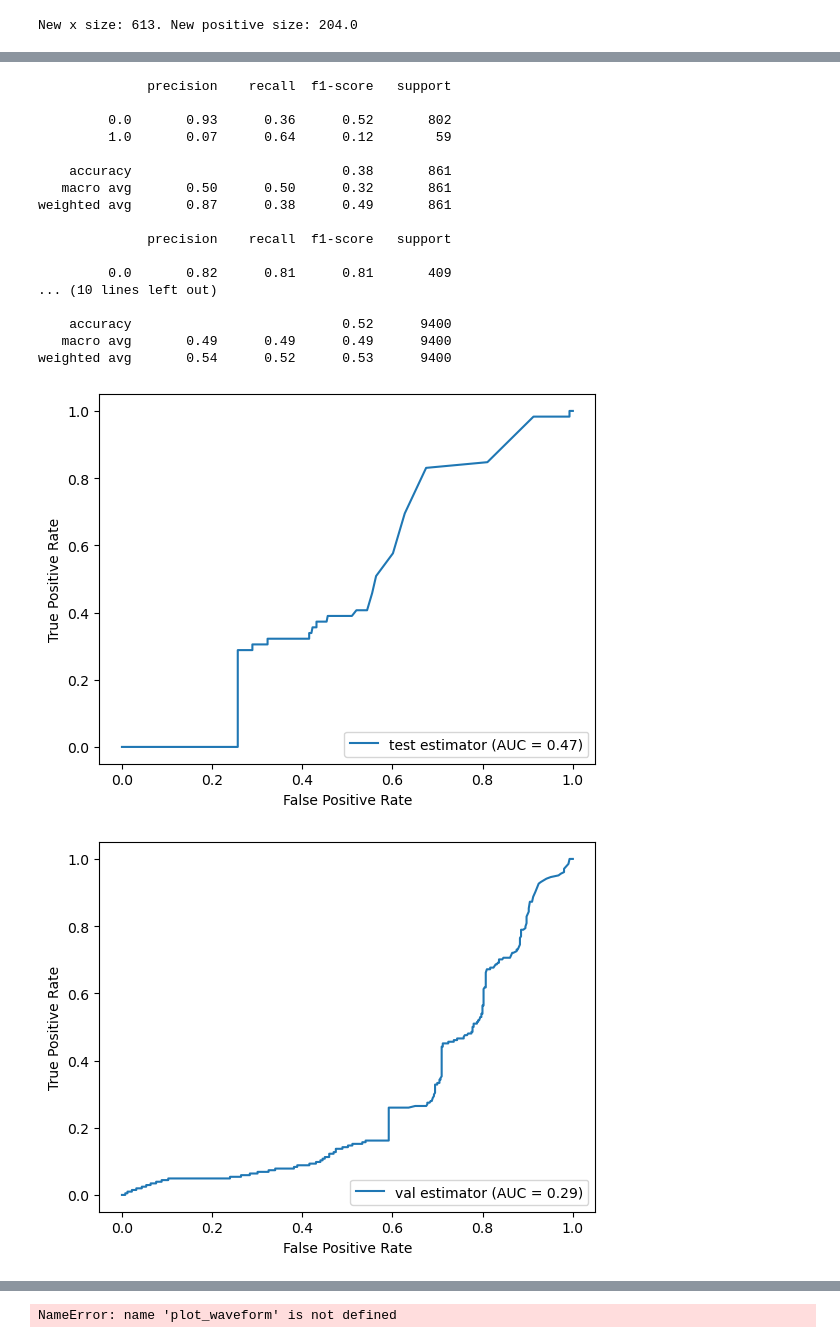
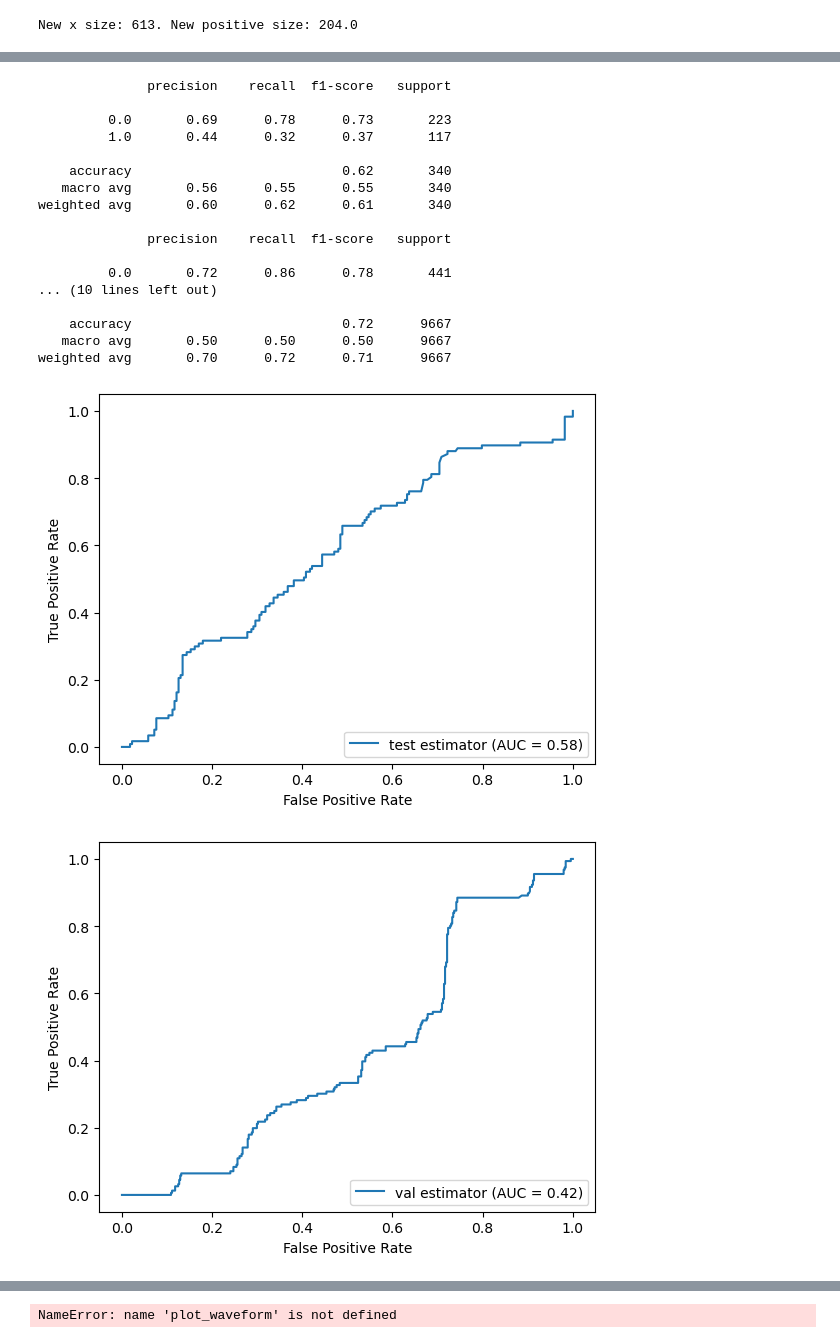
Before and after one commit to travistangvh/time-series-kafka-demo, a Jupyter notebook: bin/explore_torch.ipynb, the cells around one changed output, grey strips where cells are left out. Cells and saved outputs as stored; diff of their text form; code cells hidden in the pictures.

```diff
--- a/bin/explore_torch.ipynb
+++ b/bin/explore_torch.ipynb
@@ -881,7 +936,7 @@ bookmark
 # Using the data from patients_waveform.csv
 waveform_df=pd.read_csv(F'{cfg["DATAPATH"]}/patients_waveform.csv', parse_dates=['CATIME','RECORDSTARTTIME','RECORDENDTIME'])
 # valid_records_df = waveform_df.query("RECORDSTARTTIME<=STARTTIME & STARTTIME<=FINISHTIME")[['RECORDNAME','RECORDSTARTTIME','STARTTIME','FINISHTIME','SPLIT']]
-valid_records_df = waveform_df[['RECORDNAME','RECORDSTARTTIME','CATIME','RECORDENDTIME','SPLIT']]
+valid_records_df = waveform_df[['RECORDNAME','RECORDSTARTTIME','CATIME','RECORDENDTIME','SPLIT','USEALLPOSITIVE','USEALLNEGATIVE']]
 
 # remove timestamp awareness from RECORDSTARTTIME and STARTTIME
 valid_records_df['RECORDSTARTTIME'] = valid_records_df['RECORDSTARTTIME'].dt.tz_localize(None)
@@ -989,0 +1063,15 @@ data_loader = torch.utils.data.DataLoader(dataset, batch_size=16, shuffle=True,
+# %%
+# Explore some waveforms
+
+# Plot x_train_arr[0] with matplotlib
+import matplotlib.pyplot as plt
+plt.plot(x_train_arr[0].T)
+plt.show()
+
+# Find a random i from y_train_arr where y_train_arr[i]==1
+import random
+random.seed(50)
+i = random.choice([i for i, y in enumerate(y_train_arr) if y==1])
+print(i)
+plt.plot(x_train_arr[i].T)
+plt.show()
@@ -1109,7 +1156,7 @@ PATH_OUTPUT = "../model/"
 
 # Some parameters
 NUM_EPOCHS = 50
-BATCH_SIZE = 128
+BATCH_SIZE = 32
 USE_CUDA = False  # Set 'True' if you want to use GPU
 NUM_WORKERS = 0  # Number of threads used by DataLoader. You can adjust this according to your machine spec.
 
@@ -1123,21 +1170,21 @@ if device.type == "cuda":
 	torch.backends.cudnn.benchmark = False
 
 # https://stackoverflow.com/questions/68611397/pos-weight-in-binary-cross-entropy-calculation/68769210#68769210
-num_positives = y_train_resampled.sum()
-num_total = len(x_train_resampled)
-# num_positives = y_train_arr.sum()
-# num_total = len(y_train_arr)
+# num_positives = y_train_resampled.sum()
+# num_total = len(x_train_resampled)
+num_positives = y_train_arr.sum()
+num_total = len(y_train_arr)
 num_negatives = num_total - num_positives
 pos_weight  =torch.tensor(num_negatives / num_positives)
 print(f"pos_weight is {pos_weight}")
 # weight = torch.tensor([num_negatives / num_total, num_positives/num_total])
 
 # Loading into dataset
-train_dataset = load_dataset(x_train_resampled, a_train_resampled, y_train_resampled)
-valid_dataset = load_dataset(x_val_resampled,   a_val_resampled,   y_val_resampled)
+# train_dataset = load_dataset(x_train_resampled, a_train_resampled, y_train_resampled)
+# valid_dataset = load_dataset(x_val_resampled,   a_val_resampled,   y_val_resampled)
 
-# train_dataset = load_dataset(x_train_arr, a_train_arr, y_train_arr)
-# valid_dataset = load_dataset(x_val_arr,   a_val_arr,   y_val_arr)
+train_dataset = load_dataset(x_train_arr, a_train_arr, y_train_arr)
+valid_dataset = load_dataset(x_val_arr,   a_val_arr,   y_val_arr)
 test_dataset  = load_dataset(x_test_arr,  a_test_arr,  y_test_arr)
 
 train_loader = torch.utils.data.DataLoader(train_dataset, batch_size=BATCH_SIZE, shuffle=True, num_workers=NUM_WORKERS)
@@ -1164,7 +1211,7 @@ def count_parameters(model):
 
 criterion = nn.BCEWithLogitsLoss(pos_weight=pos_weight)
 
-optimizer = optim.Adam(model.parameters(), lr = 0.0001)
+optimizer = optim.Adam(model.parameters(), lr = 0.00001)
 # optimizer = optim.Adagrad(model.parameters(), lr = 0.005)
 
 device = torch.device("cuda" if torch.cuda.is_available() else "cpu")
@@ -1305,54 +1350,54 @@ except:
 try:
     print(classification_report(y_train_arr, [i[2] > 0.5 for i in train_results]))
 except:
-    print(classification_report(y_train_resampled, [i[2] > 0.5 for i in train_results]))
+    print(classification_report([i[0] for i in train_results], [i[2] > 0.5 for i in train_results]))
 # %% [output]
               precision    recall  f1-score   support
 
-         0.0       0.93      0.36      0.52       802
-         1.0       0.07      0.64      0.12        59
+         0.0       0.69      0.78      0.73       223
+         1.0       0.44      0.32      0.37       117
 
-    accuracy                           0.38       861
-   macro avg       0.50      0.50      0.32       861
-weighted avg       0.87      0.38      0.49       861
+    accuracy                           0.62       340
+   macro avg       0.56      0.55      0.55       340
+weighted avg       0.60      0.62      0.61       340
 
               precision    recall  f1-score   support
 
-         0.0       0.82      0.81      0.81       409
+         0.0       0.72      0.86      0.78       441
 ... (10 lines left out)
 
-    accuracy                           0.52      9400
-   macro avg       0.49      0.49      0.49      9400
-weighted avg       0.54      0.52      0.53      9400
+    accuracy                           0.72      9667
+   macro avg       0.50      0.50      0.50      9667
+weighted avg       0.70      0.72      0.71      9667
 # %%
 # Nice, we manage to get this!
 
 fpr, tpr, thresholds = roc_curve(y_test_arr, [i[2] for i in test_results])
 roc_auc = auc(fpr, tpr)
 display = RocCurveDisplay(fpr=fpr, tpr=tpr, roc_auc=roc_auc,
                                   estimator_name='test estimator')
 display.plot()
 plt.show()
 
 try:
     fpr, tpr, thresholds = roc_curve(y_val_arr, [i[2] for i in val_results])
 except:
     fpr, tpr, thresholds = roc_curve(y_val_resampled, [i[2] for i in val_results])
 roc_auc = auc(fpr, tpr)
 display = RocCurveDisplay(fpr=fpr, tpr=tpr, roc_auc=roc_auc,
                                   estimator_name='val estimator')
 display.plot()
 plt.show()
 
 try:
-    fpr, tpr, thresholds = roc_curve(y_train_arr, [i[2] for i in train_results])
+    fpr, tpr, thresholds = roc_curve([i[0] for i in train_results], [i[2] for i in train_results])
 except:
-    fpr, tpr, thresholds = roc_curve(y_train_resampled, [i[2] for i in train_results])
+    fpr, tpr, thresholds = roc_curve([i[0] for i in train_results], [i[2] for i in train_results])
 roc_auc = auc(fpr, tpr)
 display = RocCurveDisplay(fpr=fpr, tpr=tpr, roc_auc=roc_auc,
                                   estimator_name='train estimator')
 display.plot()
 plt.show()
 # %% [output]
-[figure, old version]
+[figure, new version]
-[figure, old version]
+[figure, new version]
```
Also changed, not shown: parts of 29 cells of this notebook, 15 other files.
